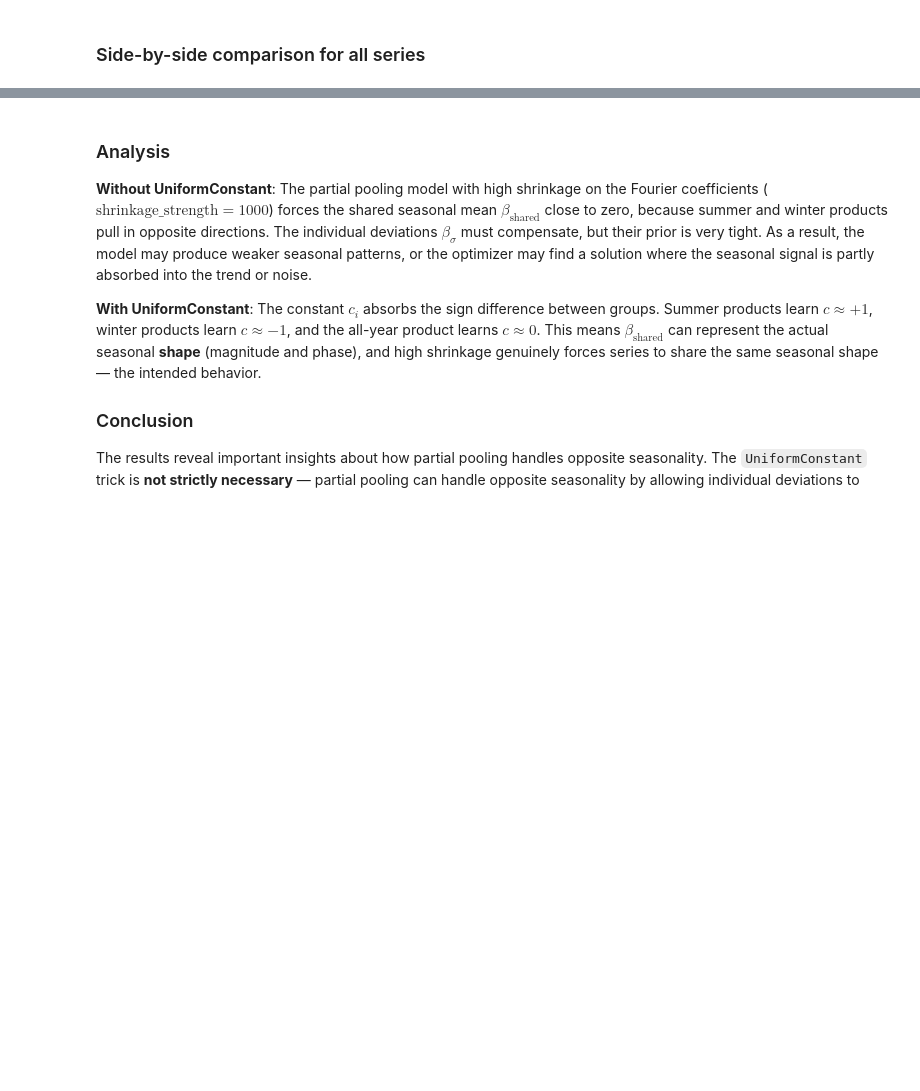
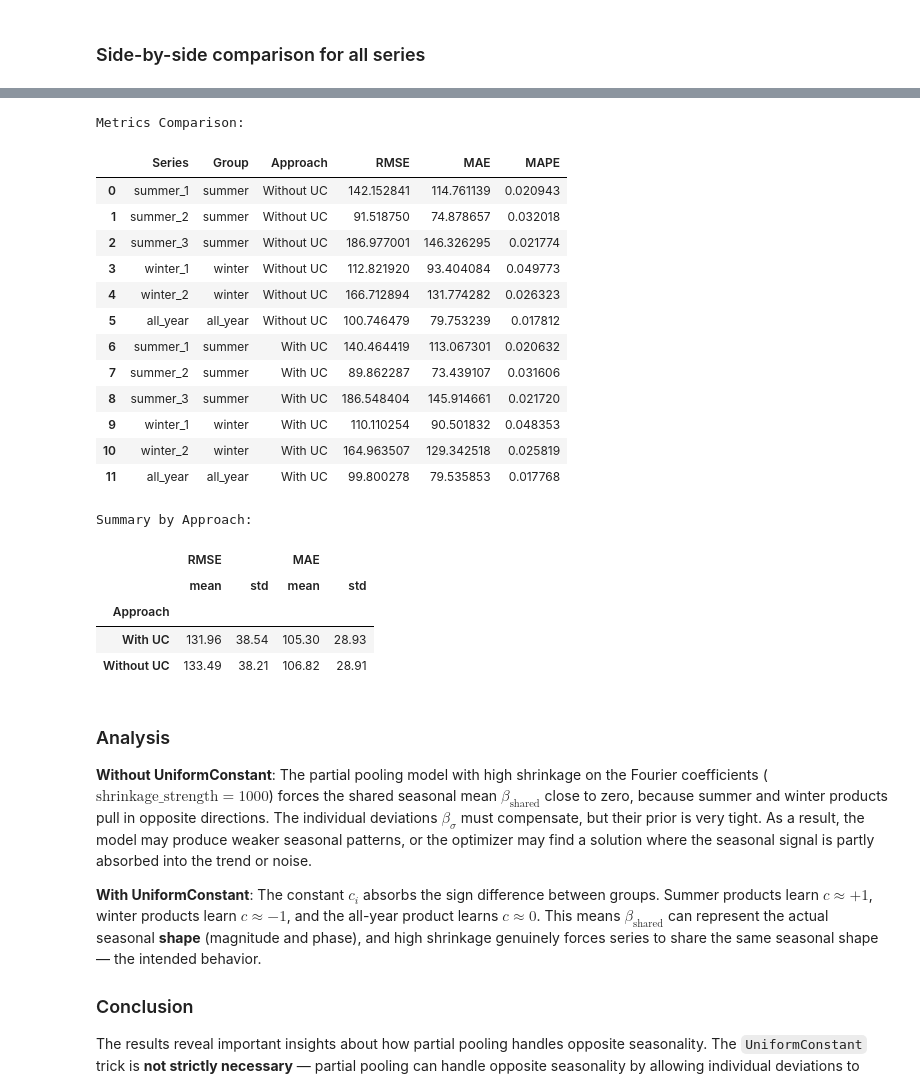
Before and after one commit to jovan-krajevski/vangja, a Jupyter notebook: notebooks/06_hierarchical_caveats.ipynb, the cells around one changed output, grey strips where cells are left out. Cells and saved outputs as stored; diff of their text form; code cells hidden in the pictures; blank space fills up the shorter version.

```diff
--- a/notebooks/06_hierarchical_caveats.ipynb
+++ b/notebooks/06_hierarchical_caveats.ipynb
@@ -326,36 +428,59 @@ plt.show()
 # %%
 # In-sample metrics comparison
 comparison_rows = []
 
 for approach_name, model, future in [
     ("Without UC", model_no_uc, future_no_uc),
     ("With UC", model_uc, future_uc),
 ]:
     for name in product_params.keys():
         group_code = [k for k, v in model.groups_.items() if v == name][0]
         series_data = df[df["series"] == name]
         future_for_metrics = future[["ds", f"yhat_{group_code}"]].copy()
         future_for_metrics.columns = ["ds", "yhat_0"]
         m = metrics(series_data, future_for_metrics, "complete")
-        comparison_rows.append({
-            "Series": name,
-            "Group": product_params[name]["group"],
-            "Approach": approach_name,
-            "RMSE": m["rmse"].values[0],
-            "MAE": m["mae"].values[0],
-            "MAPE": m["mape"].values[0],
-        })
+        comparison_rows.append(
+            {
+                "Series": name,
+                "Group": product_params[name]["group"],
+                "Approach": approach_name,
+                "RMSE": m["rmse"].values[0],
+                "MAE": m["mae"].values[0],
+                "MAPE": m["mape"].values[0],
+            }
+        )
 
 comparison_df = pd.DataFrame(comparison_rows)
 print("Metrics Comparison:")
 display(comparison_df)
 
 print("\nSummary by Approach:")
 display(
     comparison_df.groupby("Approach")
     .agg({"RMSE": ["mean", "std"], "MAE": ["mean", "std"]})
     .round(2)
 )
+# %% [output]
+Metrics Comparison:
+|  | Series | Group | Approach | RMSE | MAE | MAPE |
+| 0 | summer_1 | summer | Without UC | 142.152841 | 114.761139 | 0.020943 |
+| 1 | summer_2 | summer | Without UC | 91.518750 | 74.878657 | 0.032018 |
+| 2 | summer_3 | summer | Without UC | 186.977001 | 146.326295 | 0.021774 |
+| 3 | winter_1 | winter | Without UC | 112.821920 | 93.404084 | 0.049773 |
+| 4 | winter_2 | winter | Without UC | 166.712894 | 131.774282 | 0.026323 |
+| 5 | all_year | all_year | Without UC | 100.746479 | 79.753239 | 0.017812 |
+| 6 | summer_1 | summer | With UC | 140.464419 | 113.067301 | 0.020632 |
+| 7 | summer_2 | summer | With UC | 89.862287 | 73.439107 | 0.031606 |
+| 8 | summer_3 | summer | With UC | 186.548404 | 145.914661 | 0.021720 |
+| 9 | winter_1 | winter | With UC | 110.110254 | 90.501832 | 0.048353 |
+| 10 | winter_2 | winter | With UC | 164.963507 | 129.342518 | 0.025819 |
+| 11 | all_year | all_year | With UC | 99.800278 | 79.535853 | 0.017768 |
+Summary by Approach:
+|  | RMSE |  | MAE |  |
+|  | mean | std | mean | std |
+| Approach |  |  |  |  |
+| With UC | 131.96 | 38.54 | 105.30 | 28.93 |
+| Without UC | 133.49 | 38.21 | 106.82 | 28.91 |
 # %% [markdown]
 ### Analysis
 
```
Also changed, not shown: parts of 17 cells of this notebook, 12 other files.
